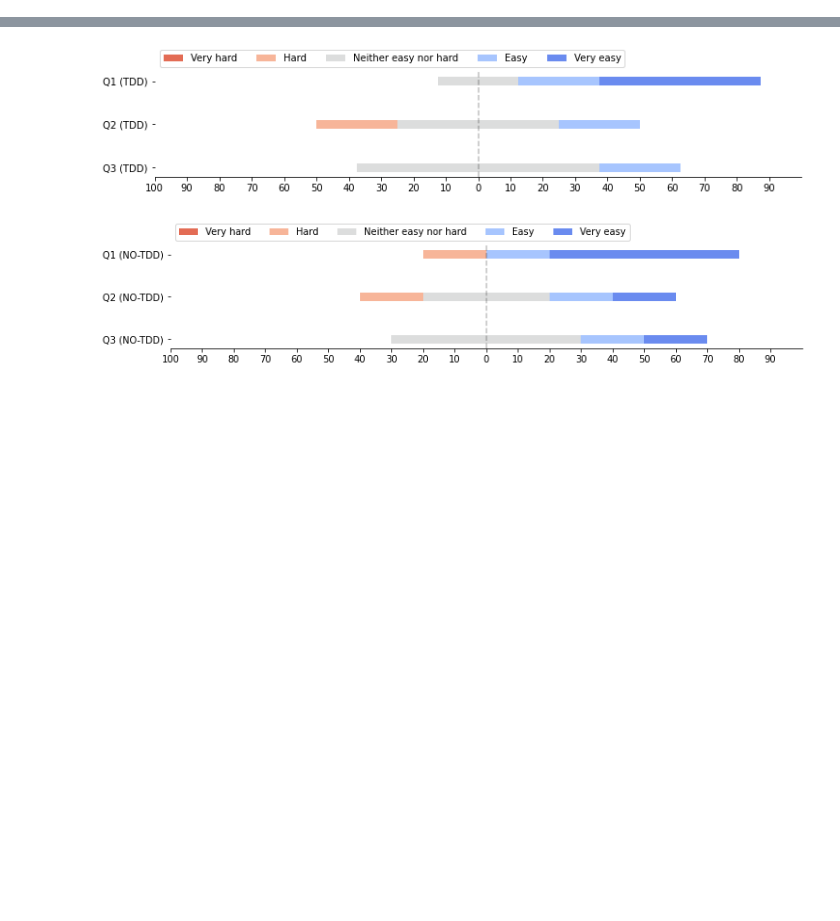
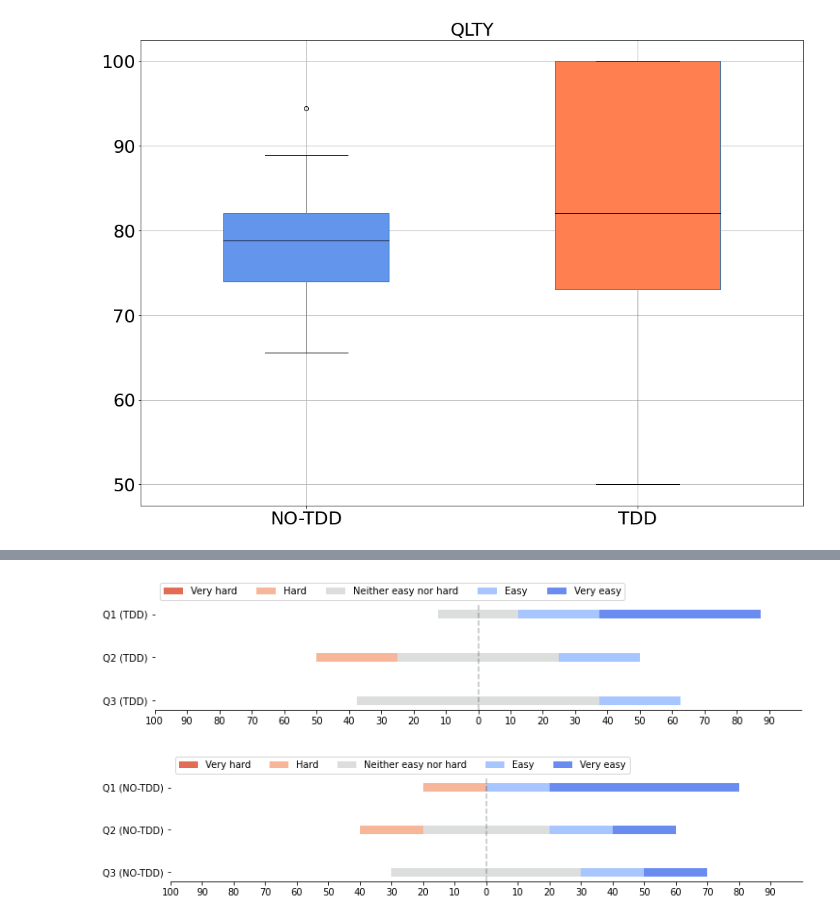
Before and after one commit to Espher5/Master_Thesis, a Jupyter notebook: data_analysis/data_analysis.ipynb, the cells around one changed output, grey strips where cells are left out. Drawn from its saved outputs; the diff is of its cells as text; code cells hidden in the pictures; blank space fills up the shorter version.

```diff
--- a/data_analysis/data_analysis.ipynb
+++ b/data_analysis/data_analysis.ipynb
@@ -20,4 +20,34 @@ bp_args = {
 }
+# %%
+import pandas as pd
+import numpy as np
+import matplotlib.pyplot as plt
+from matplotlib.patches import PathPatch
+
+bp = t12_df.boxplot(
+    by = "Condition",
+    column = "QLTY",
+    figsize = (16, 12),
+    widths = (0.5, 0.5),
+    color = dict(whiskers="Gray", medians="Black", caps="Black"),
+    return_type = 'both',
+    patch_artist = True,
+    grid = True,
+)
+
+colors = ['cornflowerblue', 'coral']
+for row_key, (ax, row) in bp.iteritems():
+    ax.set_xlabel('')
+    ax.get_figure().suptitle("")
+    ax.title.set_size(25)
+    for i,box in enumerate(row['boxes']):
+        box.set_facecolor(colors[i])
+
+plt.xticks(fontsize=25)
+plt.yticks(fontsize=25)
+plt.show()
+# %% [output]
+[figure, added]
 # %%
 t12_df
 # %% [output]
```
Also changed, not shown: parts of 15 cells of this notebook, 11 other files.
